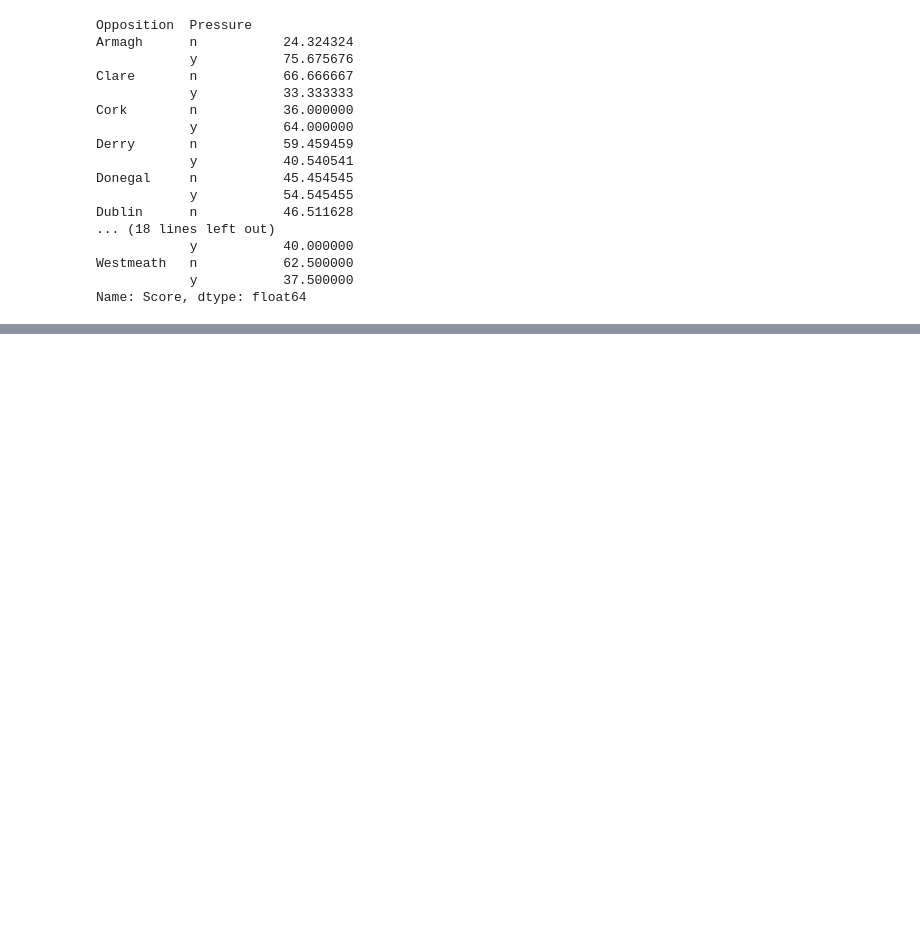
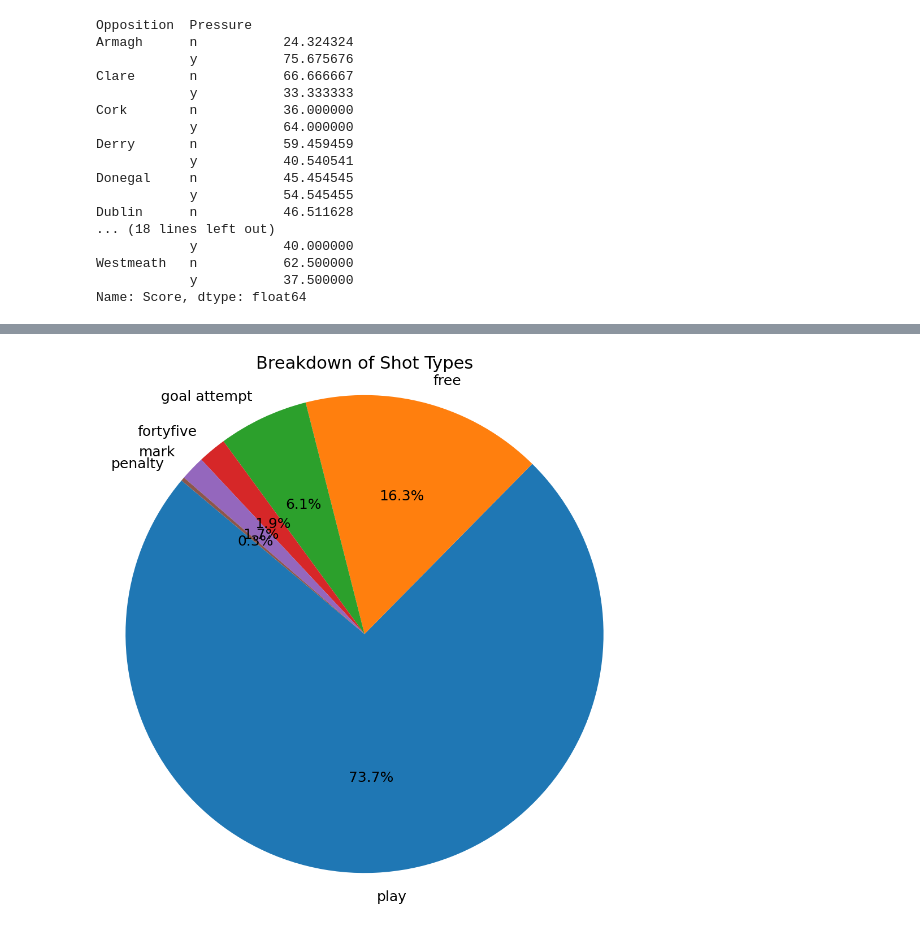
Before and after one commit to CathalMcC15/GAA_Viz, a Jupyter notebook: 04_Basic_Analysis_2023.ipynb, the cells around one changed output, grey strips where cells are left out. Cells and saved outputs as stored; diff of their text form; code cells hidden in the pictures; blank space fills up the shorter version.

```diff
--- a/04_Basic_Analysis_2023.ipynb
+++ b/04_Basic_Analysis_2023.ipynb
@@ -956,0 +965,11 @@ To adopt the future behavior and silence this warning, use
+# %%
+df.loc[df['Action'].str.contains('fortyfive', case=False, na=False), 'Shot_Type'] = 'fortyfive'
+df.loc[df['Action'].str.contains('free', case=False, na=False), 'Shot_Type'] = 'free'
+df.loc[df['Action'].str.contains('mark', case=False, na=False), 'Shot_Type'] = 'mark'
+df.loc[df['Action'].str.contains('goal', case=False, na=False), 'Shot_Type'] = 'goal attempt'
+df.loc[df['Action'].str.contains('short', case=False, na=False), 'Shot_Type'] = 'play'
+df.loc[df['Action'].str.contains('wide', case=False, na=False), 'Shot_Type'] = 'play'
+df.loc[df['Action'].str.contains('post', case=False, na=False), 'Shot_Type'] = 'play'
+df.loc[df['Action'].str.contains('pen', case=False, na=False), 'Shot_Type'] = 'penalty'
+df.loc[df['Action'].str.contains('blocked', case=False, na=False), 'Shot_Type'] = 'play'
+df.loc[df['Action'].str.contains('point', case=False, na=False), 'Shot_Type'] = 'play'
@@ -956,0 +987,25 @@ To adopt the future behavior and silence this warning, use
+# %%
+
+
+# Count the occurrences of each shot type
+shot_type_counts = df['Shot_Type'].value_counts()
+
+# Define font sizes
+title_font_size = 22
+label_font_size = 18
+percentage_font_size = 18
+
+# Plot the breakdown of shot types in a pie chart
+plt.figure(figsize=(12, 12))
+plt.pie(shot_type_counts, labels=shot_type_counts.index, autopct='%1.1f%%', startangle=140)
+
+# Set title font size
+plt.title('Breakdown of Shot Types', fontsize=title_font_size)
+
+# Set font size for labels and percentage labels
+plt.rcParams.update({'font.size': label_font_size})
+plt.axis('equal')  # Equal aspect ratio ensures that pie is drawn as a circle
+
+plt.show()
+# %% [output]
+[figure, added]
```
Also changed, not shown: parts of 13 cells of this notebook.
